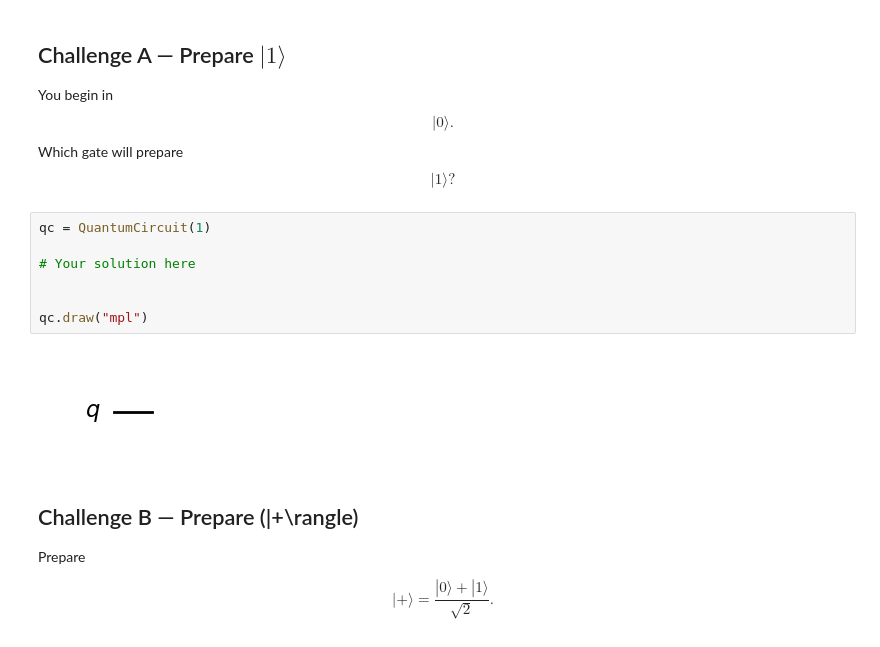
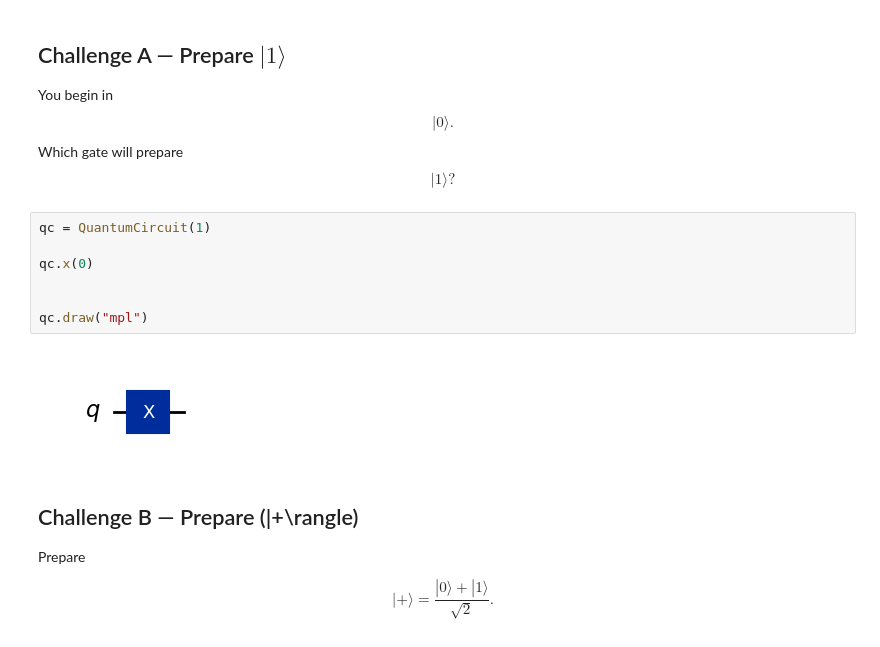
Before and after one commit to johnwonderful377-del/qff26xUIQC, a Jupyter notebook: Notebooks/Qiskit_Fall_Fest_Final_Beginner_Notebook.ipynb, the cells around one changed output. Saved outputs shown, nothing was run; the diff lists cells and outputs as text.

```diff
--- a/Notebooks/Qiskit_Fall_Fest_Final_Beginner_Notebook.ipynb
+++ b/Notebooks/Qiskit_Fall_Fest_Final_Beginner_Notebook.ipynb
@@ -227,12 +270,12 @@ You begin in $$|0\rangle . $$ Which gate will prepare $$|1\rangle?$$
 # %%
 qc = QuantumCircuit(1)
 
-# Your solution here
+qc.x(0)
 
 
 qc.draw("mpl")
 # %% [output]
-[figure, old version]
+[figure, new version]
 # %% [markdown]
 ## Challenge B — Prepare \(|+\rangle\)
 
```
Also changed, not shown: parts of 9 cells of this notebook.
